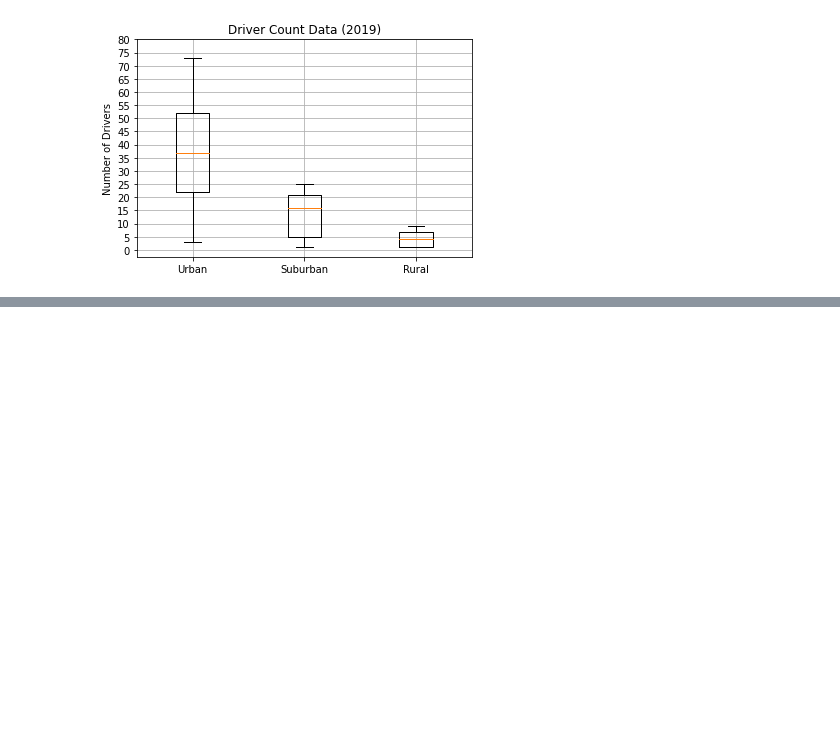
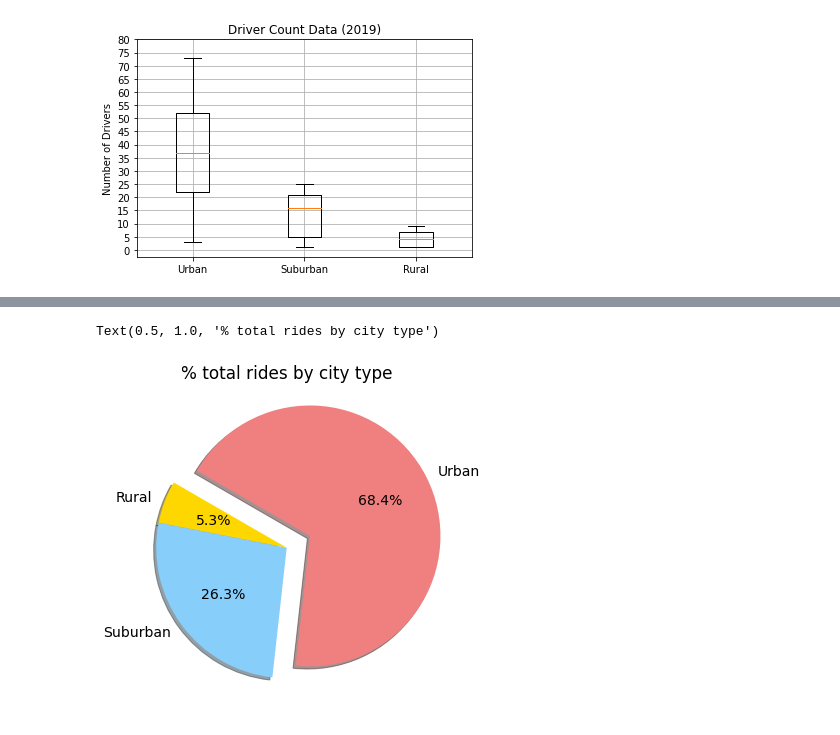
Before and after one commit to ccwillmore/PyBer_Analysis, a Jupyter notebook: Pyber.ipynb, the cells around one changed output, grey strips where cells are left out. Cells and saved outputs as stored; diff of their text form; code cells hidden in the pictures; blank space fills up the shorter version.

```diff
--- a/Pyber.ipynb
+++ b/Pyber.ipynb
@@ -596,0 +610,13 @@ mpl.rcParams['font.size'] = 14
+# %%
+plt.subplots(figsize=(10,6))
+plt.pie(total_rides_pct,
+       labels = ['Rural','Suburban','Urban'],
+       colors = ['gold','lightskyblue','lightcoral'],
+       explode = [0,0,0.2],
+       autopct = '%1.1f%%',
+       shadow = True,
+       startangle = 150)
+plt.title('% total rides by city type')
+# %% [output]
+Text(0.5, 1.0, '% total rides by city type')
+[figure, added]
```
Also changed, not shown: parts of 4 cells of this notebook.
